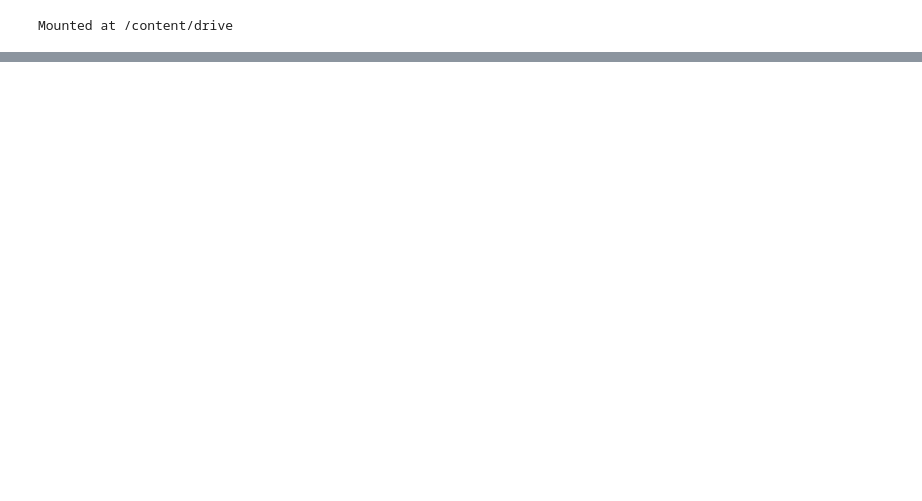
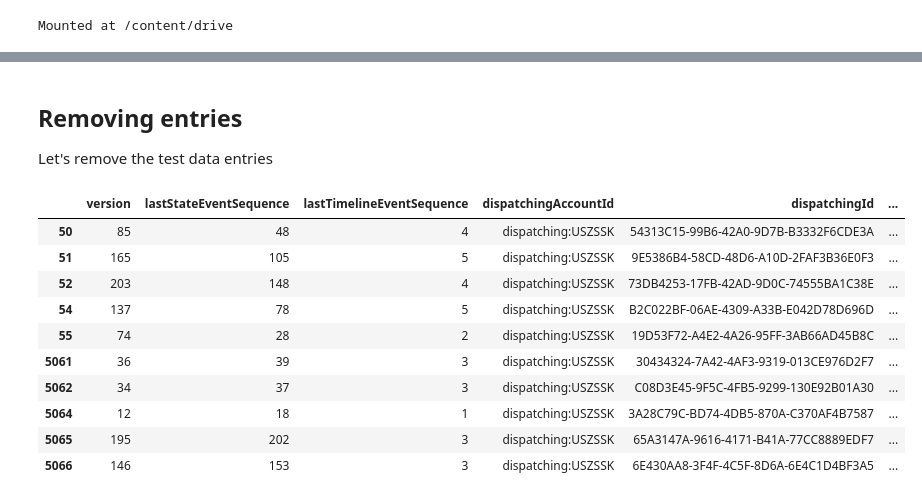
Before and after one commit to mtomcanyi/Hackhealth2021-Challenge7, a Jupyter notebook: ZCase_DataLoad.ipynb, the cells around one changed output, grey strips where cells are left out. Saved outputs shown, nothing was run; the diff lists cells and outputs as text; code cells hidden in the pictures; blank space fills up the shorter version.

```diff
--- a/ZCase_DataLoad.ipynb
+++ b/ZCase_DataLoad.ipynb
@@ -27,0 +60,14 @@ jsonDF
+# %%
+# Drop useless columns
+
+narrowDF = jsonDF.drop(columns=[
+  "caseId",
+  "caseTeam__ambulancePhoneNumber",
+  "patient__birthNumber",
+  "ambulanceLocation__first__dispatchingArrivalTs",
+  "ambulanceLocation__first__dispatchingArrivalTs__minutes",
+  "destination__destinationApprovalSupported",
+  "destination__hospitalColor",
+  "destination__wardColor",
+  "dispatchingTeam__dispatcherPhoneNumber"
+  ])
@@ -27,0 +88,22 @@ jsonDF
+# %% [markdown]
+## Removing entries
+Let's remove the test data entries
+# %%
+# Delete test data entries
+narrowDF.loc[narrowDF["dispatchingName"] == "Test dispatching"]
+
+noTestDataDF = narrowDF.drop([53,5063])
+noTestDataPrint = pd.concat([noTestDataDF[50:55],noTestDataDF[5060:5065]])
+noTestDataPrint
+# %% [output]
+|  | version | lastStateEventSequence | lastTimelineEventSequence | dispatchingAccountId | dispatchingId | ... |
+| 50 | 85 | 48 | 4 | dispatching:USZSSK | 54313C15-99B6-42A0-9D7B-B3332F6CDE3A | ... |
+| 51 | 165 | 105 | 5 | dispatching:USZSSK | 9E5386B4-58CD-48D6-A10D-2FAF3B36E0F3 | ... |
+| 52 | 203 | 148 | 4 | dispatching:USZSSK | 73DB4253-17FB-42AD-9D0C-74555BA1C38E | ... |
+| 54 | 137 | 78 | 5 | dispatching:USZSSK | B2C022BF-06AE-4309-A33B-E042D78D696D | ... |
+| 55 | 74 | 28 | 2 | dispatching:USZSSK | 19D53F72-A4E2-4A26-95FF-3AB66AD45B8C | ... |
+| 5061 | 36 | 39 | 3 | dispatching:USZSSK | 30434324-7A42-4AF3-9319-013CE976D2F7 | ... |
+| 5062 | 34 | 37 | 3 | dispatching:USZSSK | C08D3E45-9F5C-4FB5-9299-130E92B01A30 | ... |
+| 5064 | 12 | 18 | 1 | dispatching:USZSSK | 3A28C79C-BD74-4DB5-870A-C370AF4B7587 | ... |
+| 5065 | 195 | 202 | 3 | dispatching:USZSSK | 65A3147A-9616-4171-B41A-77CC8889EDF7 | ... |
+| 5066 | 146 | 153 | 3 | dispatching:USZSSK | 6E430AA8-3F4F-4C5F-8D6A-6E4C1D4BF3A5 | ... |
```
Also changed, not shown: parts of 13 cells of this notebook.
